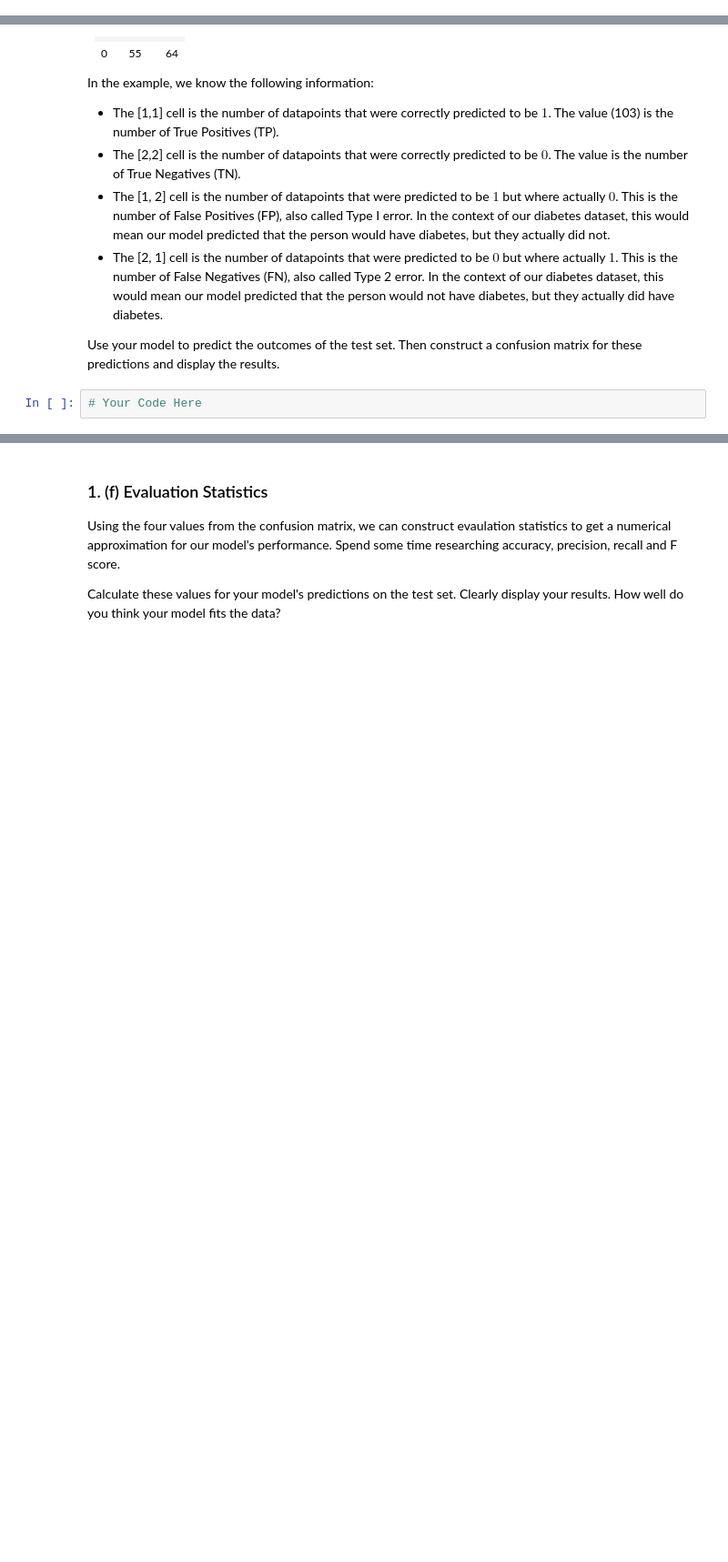
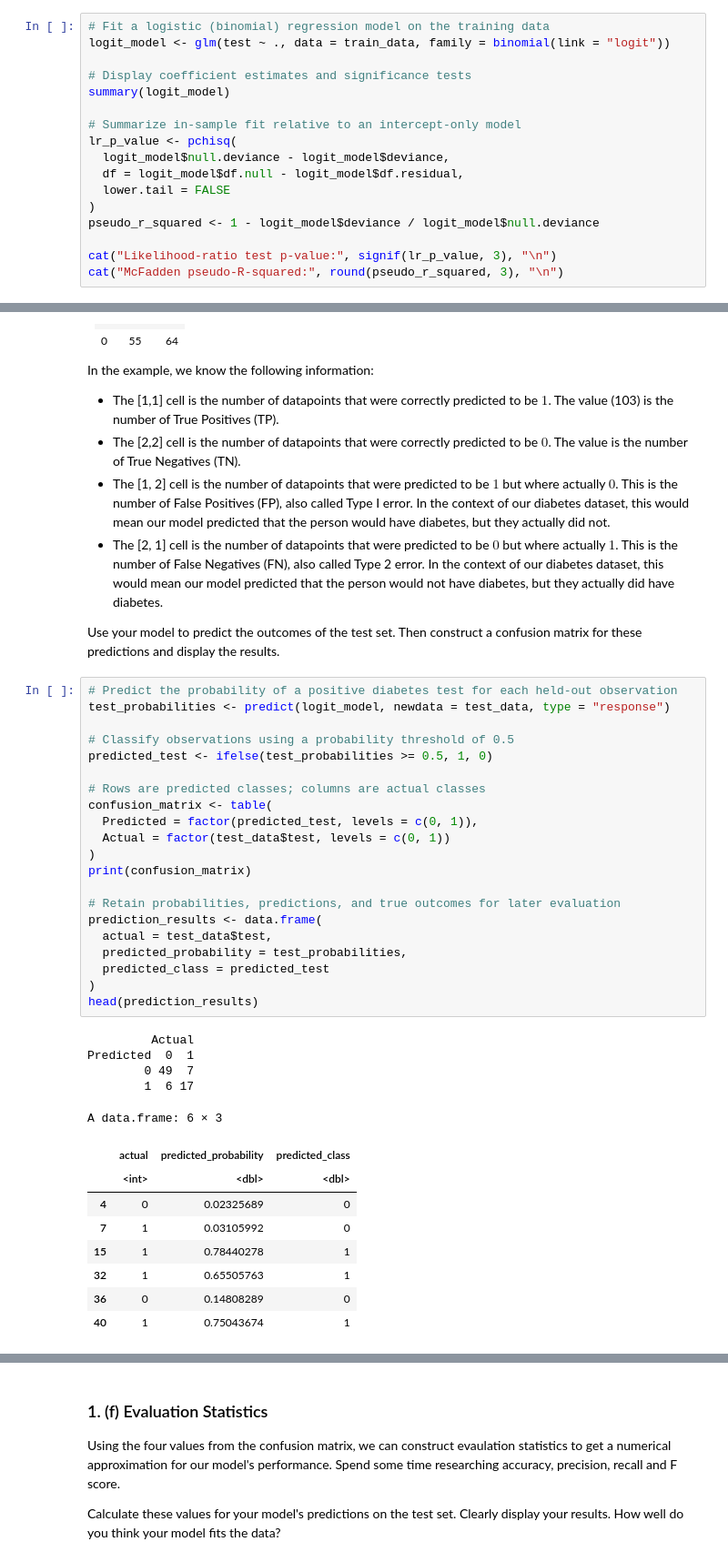
Before and after one commit to gareytwin1/generalized-models-nonparametric-regression, a Jupyter notebook: module1/C3M1_peer_reviewed.ipynb, the cells around one changed output, grey strips where cells are left out. Shown at 91% size. Drawn from its saved outputs; the diff is of its cells as text; blank space fills up the shorter version.

```diff
--- a/module1/C3M1_peer_reviewed.ipynb
+++ b/module1/C3M1_peer_reviewed.ipynb
@@ -68,0 +164,17 @@ Fit a model with `test` as the response and all the other variables as predictor
+# %%
+# Fit a logistic (binomial) regression model on the training data
+logit_model <- glm(test ~ ., data = train_data, family = binomial(link = "logit"))
+
+# Display coefficient estimates and significance tests
+summary(logit_model)
+
+# Summarize in-sample fit relative to an intercept-only model
+lr_p_value <- pchisq(
+  logit_model$null.deviance - logit_model$deviance,
+  df = logit_model$df.null - logit_model$df.residual,
+  lower.tail = FALSE
+)
+pseudo_r_squared <- 1 - logit_model$deviance / logit_model$null.deviance
+
+cat("Likelihood-ratio test p-value:", signif(lr_p_value, 3), "\n")
+cat("McFadden pseudo-R-squared:", round(pseudo_r_squared, 3), "\n")
@@ -101,5 +321,38 @@ In the example, we know the following information:
 * The [2, 1] cell is the number of datapoints that were predicted to be $0$ but where actually $1$. This is the number of False Negatives (FN), also called Type 2 error. In the context of our diabetes dataset, this would mean our model predicted that the person would not have diabetes, but they actually did have diabetes.
 
 Use your model to predict the outcomes of the test set. Then construct a confusion matrix for these predictions and display the results.
-# %%
-# Your Code Here
+# %%
+# Predict the probability of a positive diabetes test for each held-out observation
+test_probabilities <- predict(logit_model, newdata = test_data, type = "response")
+
+# Classify observations using a probability threshold of 0.5
+predicted_test <- ifelse(test_probabilities >= 0.5, 1, 0)
+
+# Rows are predicted classes; columns are actual classes
+confusion_matrix <- table(
+  Predicted = factor(predicted_test, levels = c(0, 1)),
+  Actual = factor(test_data$test, levels = c(0, 1))
+)
+print(confusion_matrix)
+
+# Retain probabilities, predictions, and true outcomes for later evaluation
+prediction_results <- data.frame(
+  actual = test_data$test,
+  predicted_probability = test_probabilities,
+  predicted_class = predicted_test
+)
+head(prediction_results)
+# %% [output]
+         Actual
+Predicted  0  1
+        0 49  7
+        1  6 17
+A data.frame: 6 × 3
+|  | actual | predicted_probability | predicted_class |
+|  | <int> | <dbl> | <dbl> |
+| 4 | 0 | 0.02325689 | 0 |
+| 7 | 1 | 0.03105992 | 0 |
+| 15 | 1 | 0.78440278 | 1 |
+| 32 | 1 | 0.65505763 | 1 |
+| 36 | 0 | 0.14808289 | 0 |
+| 40 | 1 | 0.75043674 | 1 |
```
Also changed, not shown: parts of 21 cells of this notebook, 2 other files.
